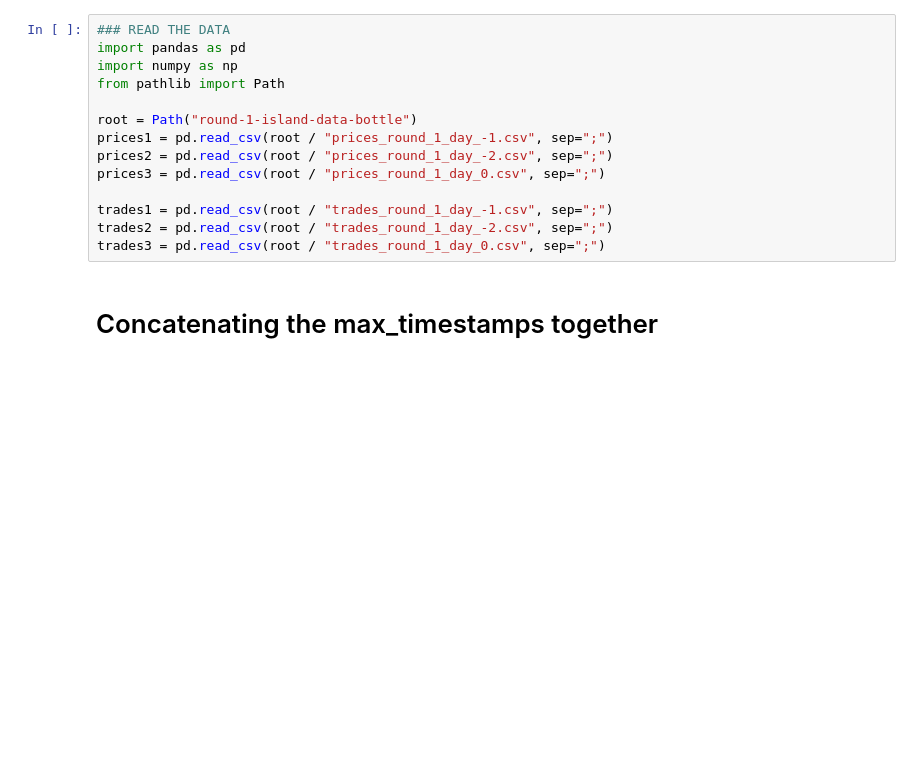
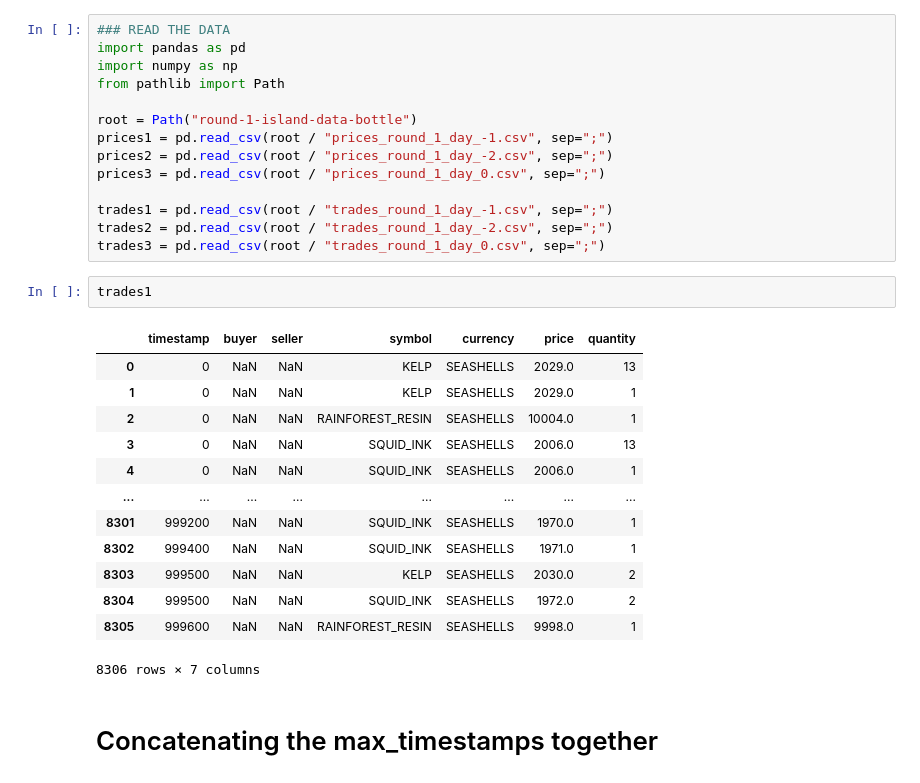
Before and after one commit to mariali383/prosperity, a Jupyter notebook: datatesting.ipynb, the cells around one changed output. Saved outputs shown, nothing was run; the diff lists cells and outputs as text; blank space fills up the shorter version.

```diff
--- a/datatesting.ipynb
+++ b/datatesting.ipynb
@@ -12,6 +12,22 @@ prices3 = pd.read_csv(root / "prices_round_1_day_0.csv", sep=";")
 trades1 = pd.read_csv(root / "trades_round_1_day_-1.csv", sep=";")
 trades2 = pd.read_csv(root / "trades_round_1_day_-2.csv", sep=";")
 trades3 = pd.read_csv(root / "trades_round_1_day_0.csv", sep=";")
+# %%
+trades1
+# %% [output]
+|  | timestamp | buyer | seller | symbol | currency | price | quantity |
+| 0 | 0 | NaN | NaN | KELP | SEASHELLS | 2029.0 | 13 |
+| 1 | 0 | NaN | NaN | KELP | SEASHELLS | 2029.0 | 1 |
+| 2 | 0 | NaN | NaN | RAINFOREST_RESIN | SEASHELLS | 10004.0 | 1 |
+| 3 | 0 | NaN | NaN | SQUID_INK | SEASHELLS | 2006.0 | 13 |
+| 4 | 0 | NaN | NaN | SQUID_INK | SEASHELLS | 2006.0 | 1 |
+| ... | ... | ... | ... | ... | ... | ... | ... |
+| 8301 | 999200 | NaN | NaN | SQUID_INK | SEASHELLS | 1970.0 | 1 |
+| 8302 | 999400 | NaN | NaN | SQUID_INK | SEASHELLS | 1971.0 | 1 |
+| 8303 | 999500 | NaN | NaN | KELP | SEASHELLS | 2030.0 | 2 |
+| 8304 | 999500 | NaN | NaN | SQUID_INK | SEASHELLS | 1972.0 | 2 |
+| 8305 | 999600 | NaN | NaN | RAINFOREST_RESIN | SEASHELLS | 9998.0 | 1 |
+8306 rows × 7 columns
 # %% [markdown]
 # Concatenating the max_timestamps together
 # %%
```
Also changed, not shown: parts of 19 cells of this notebook.
